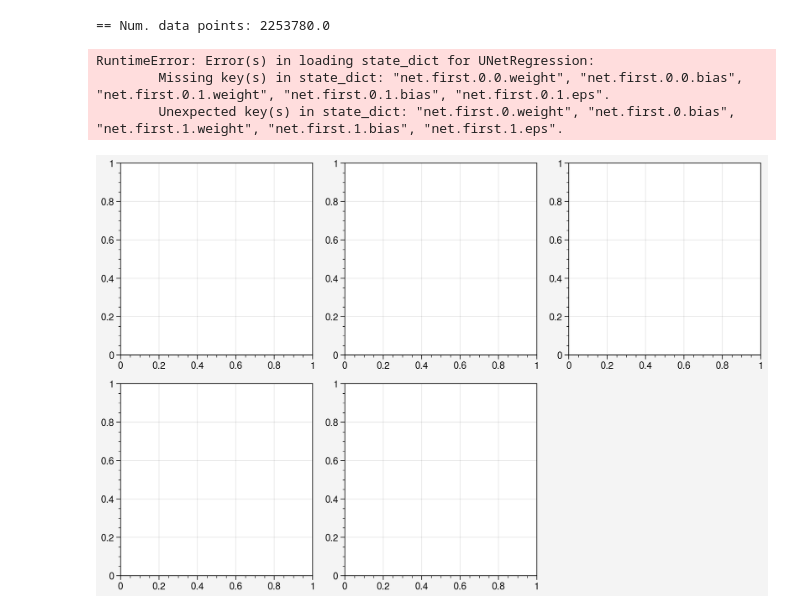
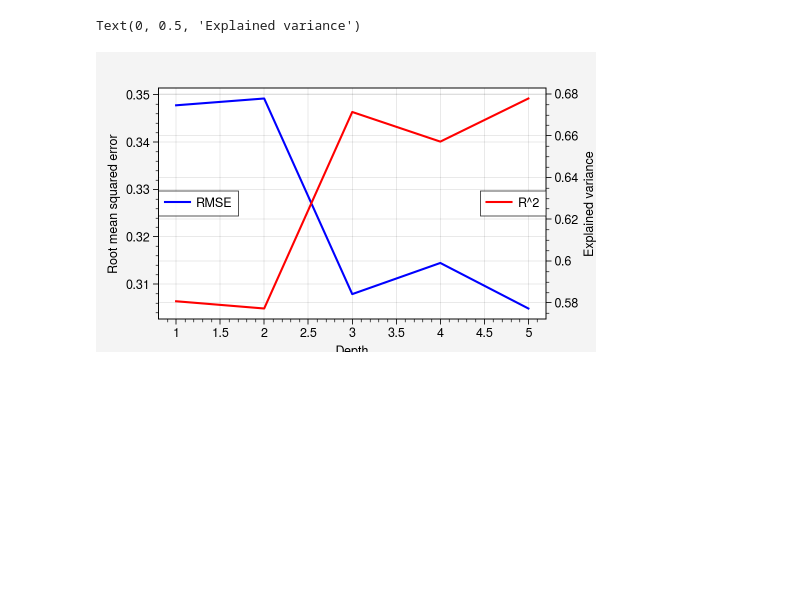
Before and after one commit to mauriciogtec/weather2vec-reproduce, a Jupyter notebook: notebooks/receptive_field.ipynb, the cells around one changed output. Cells and saved outputs as stored; diff of their text form; code cells hidden in the pictures; blank space fills up the shorter version.

Commit message:
recovered lost results

```diff
--- a/notebooks/receptive_field.ipynb
+++ b/notebooks/receptive_field.ipynb
@@ -15,12 +16,16 @@ import utils
 # %%
 dev = "cuda" if torch.cuda.is_available() else "cpu"
-pi, pj = 48, 205
+pi, pj = 48, 195
 ext = [-135.0, 20.0, -60.0, 52.0]
 lon = ext[0] + (pj / 256) * (ext[2] - ext[0])
 lat = ext[3] - (pi / 128) * (ext[3] - ext[1])
 grads = []
-b = 3
+b = 0
+smoothing = 1
 fig, axs = pplt.subplots([[1, 2, 3], [4, 5, 0]], share=False)
+# ts = np.arange(180)
+# ts = np.array([0])
+ts = np.linspace(0, 179, 12, dtype=int)
 
 for depth in range(5):
     C, _, Y, M  = utils.load_training_data(
@@ -28,7 +33,7 @@ for depth in range(5):
         standardize_so4=True, year_averages=False, remove_zeros=True
     )
     ax = axs[depth]
-    ckptdir = f"../results-rf/detrending/time_reg/depth{depth + 1}/checkpoints/"
+    ckptdir = f"../results/time_reg/depth{depth + 1}/checkpoints/"
     ckpt = f"{ckptdir}/{sorted(os.listdir(ckptdir))[-1]}"
     model = baselines.UNetRegression.load_from_checkpoint(ckpt).to(dev)
 
@@ -43,34 +48,57 @@ for depth in range(5):
         C = np.concatenate([C, time], axis=1)
         nd += 2
 
+    C = torch.FloatTensor(C).to(dev)[ts]
+    Y = torch.FloatTensor(Y).to(dev)[ts]
+    M = torch.FloatTensor(M).to(dev)[ts]
     C.requires_grad_(True)
     g = torch.zeros_like(Y)
     g[..., (pi-b):(pi+b+1), (pj-b):(pj+b+1)] = 1
     out = model(C)
     out.backward(gradient=g)
     grad = C.grad
-    K = torch.ones((1, 1, 3, 3), device=dev)
+    K = torch.ones((1, 1, smoothing, smoothing), device=dev)
     grad = torch.cat(
-        [F.conv2d(grad[0, j].view(1, 1, nr, nc), K, padding='same') for j in range(nd)],
+        [F.conv2d(grad[:, j].view(-1, 1, nr, nc), K, padding='same') for j in range(nd)],
         axis=1
     )
-    grad = grad.norm(1, dim=1)
-    l, u = grad[M > 0].amin(), grad[M > 0].amax()
+    grad = grad.norm(2, dim=1)
+    grad = grad.mean(0)
+    l, u = grad[M[0] > 0].amin(), grad[M[0] > 0].amax()
     grad = (grad - l) / (u - l)
-    grads.append(grad * M[0])
-
-    grads = torch.cat(grads).mean(0).cpu().numpy()
+    grad = grad.cpu().numpy()
     m = Basemap(projection="cyl", *ext, ax=ax)
     m.drawcoastlines(0.5)
     m.drawstates(0.05)
     m.drawcountries(0.15)
     ax.set_xlim(-100.0, -63.0)
-    ax.set_ylim(25.0, 50.0)
-    ax.scatter(lon, lat, c="blue", m=".", s=200)
-    m.imshow(grads[::-1], vmin=0.0, vmax=0.75)
+    # ax.set_ylim(25.0, 50.0)
+    ax.scatter(lon, lat, c="blue", m=".", s=50)
+    mask = M[0].cpu().numpy()
+    m.imshow(grad[::-1] * mask[::-1], vmin=0.0, vmax=1.0)
+
+plt.savefig("../figures/depth-performance2.png", bbox_inches="tight")
-# %% [output]
-== Num. data points: 2253780.0
-RuntimeError: Error(s) in loading state_dict for UNetRegression:
-        Missing key(s) in state_dict: "net.first.0.0.weight", "net.first.0.0.bias", "net.first.0.1.weight", "net.first.0.1.bias", "net.first.0.1.eps".
-        Unexpected key(s) in state_dict: "net.first.0.weight", "net.first.0.bias", "net.first.1.weight", "net.first.1.bias", "net.first.1.eps".
-[figure, removed]
+# %%
+fix, ax = plt.subplots(figsize=(5, 3))
+tail = 10
+
+df = []
+for d in range(5):
+    dfd = pd.read_csv(f"../results/time_reg/depth{d + 1}/metrics.csv")
+    dfd = dfd[~np.isnan(dfd.vloss)].copy()
+    dfd.iloc[-tail:]
+    dfd["depth"] = d + 1
+    df.append(dfd)
+df = pd.concat(df)
+df = df.groupby("depth").agg(dict(vloss='mean', vr2='mean')).reset_index()
+ax.plot(list(range(1, 6)), np.sqrt(df.vloss), label="RMSE", c="blue")
+ax1 = ax.twinx()
+ax1.plot(list(range(1, 6)), df.vr2, label="R^2", c="red")
+ax.set_xlabel("Depth")
+ax.legend(loc="center left")
+ax1.legend(loc="center right")
+ax.set_ylabel("Root mean squared error")
+ax1.set_ylabel("Explained variance")
+# %% [output]
+Text(0, 0.5, 'Explained variance')
+[figure, added]
```
Also changed, not shown: parts of 1 cell of this notebook, 8 other files.
